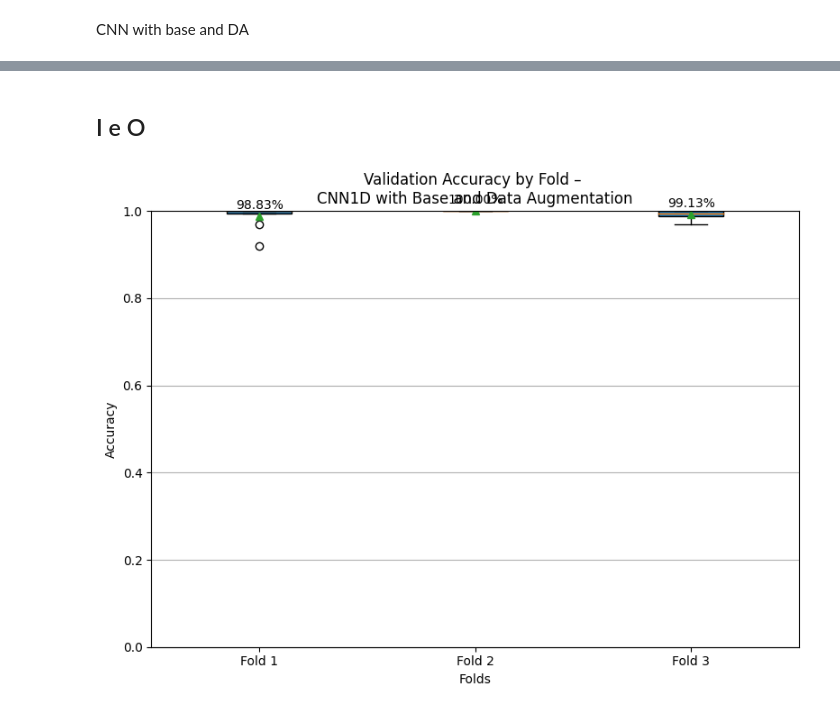
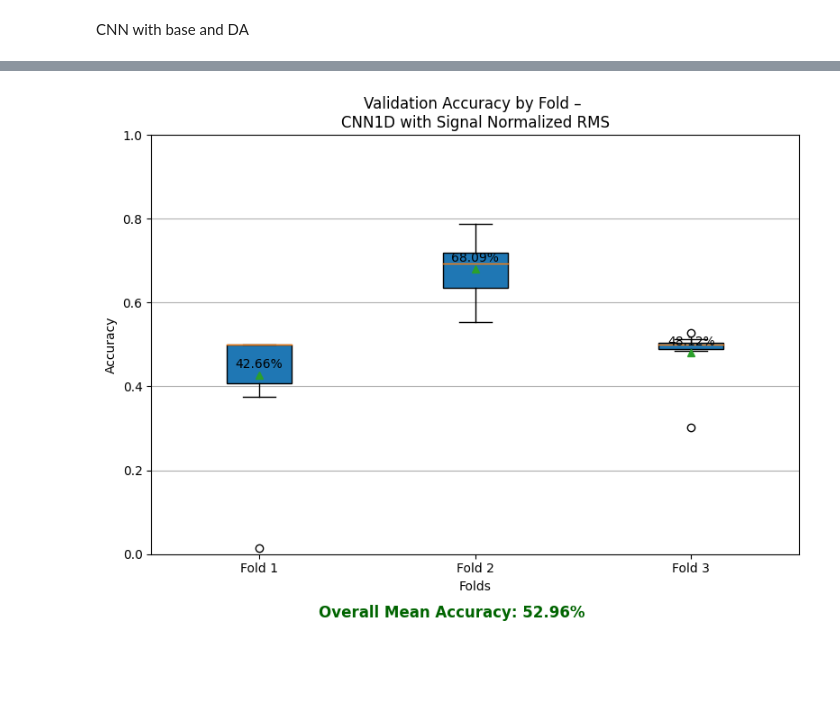
Before and after one commit to rochasantos/CWRU-AutoEncoder-Diagnosis, a Jupyter notebook: notebook.ipynb, the cells around one changed output, grey strips where cells are left out. Saved outputs shown, nothing was run; the diff lists cells and outputs as text; code cells hidden in the pictures; blank space fills up the shorter version.

```diff
--- a/notebook.ipynb
+++ b/notebook.ipynb
@@ -66,11 +66,11 @@ import matplotlib.pyplot as plt
 
 def plot_accuracy_boxplot(fold_accuracies, title="Validation Accuracy by Fold"):
     """
-    Plota um boxplot das acurácias organizadas por fold, com a média exibida.
+    Plota um boxplot das acurácias organizadas por fold, com a média exibida por fold e no total.
 
     Args:
         fold_accuracies (list of list): Lista onde cada sublista representa as acurácias
-                                        de uma repetição [fold1, fold2, fold3].
+                                        por fold em uma repetição [fold1, fold2, fold3].
         title (str): Título do gráfico.
     """
     # Transpor para agrupar por fold: [(rep1_fold1, rep2_fold1, ...), ..., foldN]
@@ -78,9 +78,14 @@ def plot_accuracy_boxplot(fold_accuracies, title="Validation Accuracy by Fold"):
     num_folds = len(fold_data)
     labels = [f'Fold {i+1}' for i in range(num_folds)]
 
-    # Calcular médias de cada fold
+    # Calcular médias por fold
     means = [sum(fold) / len(fold) for fold in fold_data]
 
+    # Calcular acurácia total média como média das médias por repetição
+    mean_per_repetition = [sum(rep) / len(rep) for rep in fold_accuracies]
+    total_mean = sum(mean_per_repetition) / len(mean_per_repetition)
+
+    # Plot do boxplot
     plt.figure(figsize=(8, 6))
     box = plt.boxplot(fold_data, labels=labels, patch_artist=True, showmeans=True)
 
@@ -93,7 +98,12 @@ def plot_accuracy_boxplot(fold_accuracies, title="Validation Accuracy by Fold"):
     plt.ylabel("Accuracy")
     plt.grid(axis='y')
     plt.ylim(0, 1)
-    plt.tight_layout()
+
+    # Exibir acurácia total média abaixo do gráfico
+    plt.figtext(0.5, 0.01, f"Overall Mean Accuracy: {total_mean*100:.2f}%",
+                ha='center', fontsize=12, fontweight='bold', color='darkgreen')
+
+    plt.tight_layout(rect=[0, 0.03, 1, 1])  # espaço para o texto inferior
     plt.show()
 # %% [markdown]
 Modelo: CNN simples<br>
@@ -183,10 +193,10 @@ plot_accuracy_boxplot(total_accuracies, title="Validation Accuracy by Fold – \
 # %%
 import pickle
 
-with open("pkl_files/simple_cnn.pkl", "rb") as f:
+with open("pkl_files/cnn_bi_layernorm.pkl", "rb") as f:
     data = pickle.load(f)
 
 total_history = data[0]
 total_accuracies = data[1]
 # plot_training_history(total_history)
-plot_accuracy_boxplot(total_accuracies, title="Validation Accuracy by Fold – \nSimple CNN1D _ Arquiteture suggested by Boldt")
+plot_accuracy_boxplot(total_accuracies, title="Validation Accuracy by Fold – \nSimple CNN1D with Layer Normalization")
@@ -193,14 +205,12 @@ plot_accuracy_boxplot(total_accuracies, title="Validation Accuracy by Fold – \
-# %% [markdown]
-## I e O
 # %%
 import pickle
 
-with open("pkl_files/cnn2lc_da_base_dp_io.pkl", "rb") as f:
+with open("pkl_files/cnn_bi_normalized_rms.pkl", "rb") as f:
     data = pickle.load(f)
 
 total_history = data[0]
 total_accuracies = data[1]
 # plot_training_history(total_history)
-plot_accuracy_boxplot(total_accuracies, title="Validation Accuracy by Fold – \nCNN1D with Base and Data Augmentation")
+plot_accuracy_boxplot(total_accuracies, title="Validation Accuracy by Fold – \nCNN1D with Signal Normalized RMS")
 # %% [output]
-[figure, old version]
+[figure, new version]
```
Also changed, not shown: parts of 15 cells of this notebook, 12 other files.
